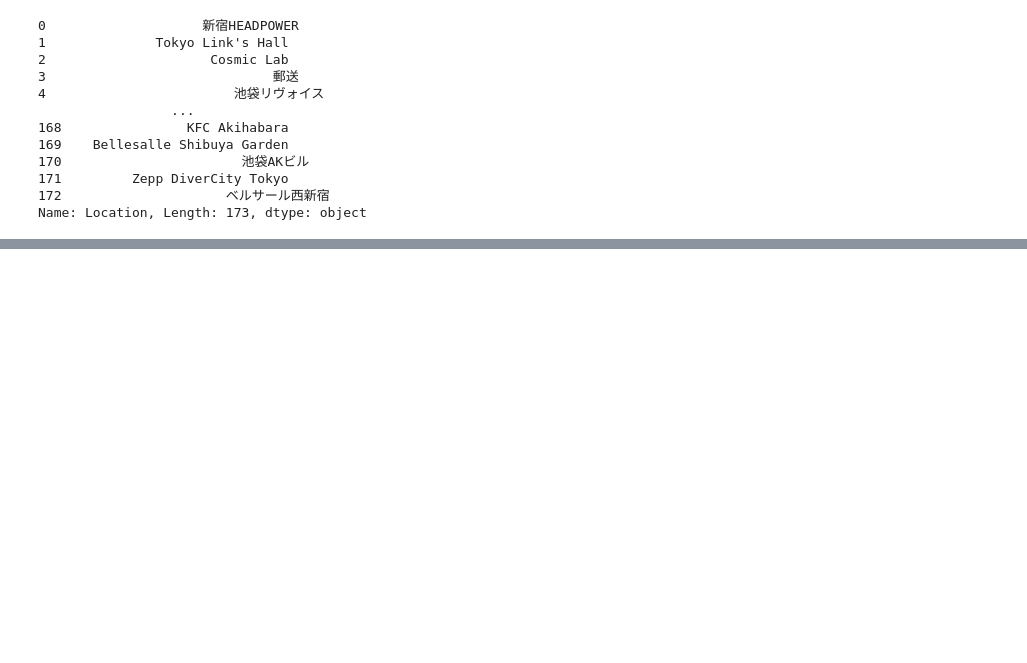
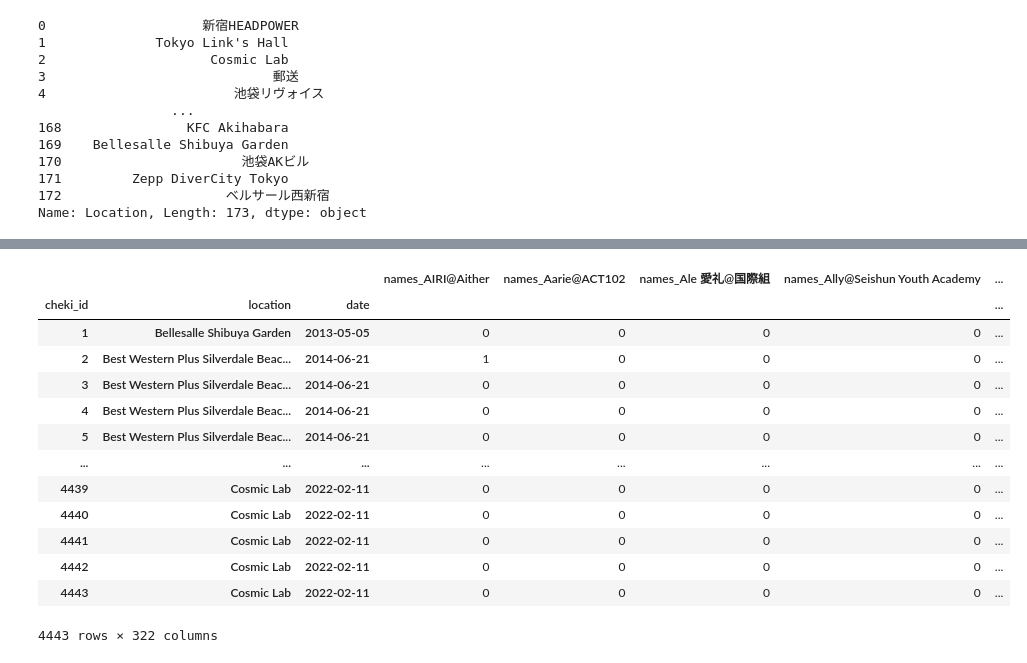
Before and after one commit to wotashu/chekilytics, a Jupyter notebook: notebook.ipynb, the cells around one changed output, grey strips where cells are left out. Drawn from its saved outputs; the diff is of its cells as text; code cells hidden in the pictures; blank space fills up the shorter version.

```diff
--- a/notebook.ipynb
+++ b/notebook.ipynb
@@ -68,0 +76,4 @@ Name: Location, Length: 173, dtype: object
+# %%
+cheki_df['names'] = cheki_df.apply(lambda x: [x[col] for col in name_cols if x[col] is not np.NaN], axis=1)
+# %%
+df2 = cheki_df[['cheki_id', 'names']]
@@ -68,0 +96,8 @@ Name: Location, Length: 173, dtype: object
+# %%
+df3 = pd.get_dummies(
+    df2.explode('names'),
+    columns=['names'],
+    # prefix="", prefix_sep=""
+).groupby('cheki_id').sum().reset_index()
+# %%
+new_df = pd.merge(cheki_df[['cheki_id','location', 'date']], df3, how='left', right_on='cheki_id', left_on='cheki_id')
@@ -68,0 +120,17 @@ Name: Location, Length: 173, dtype: object
+# %%
+new_df.groupby(['cheki_id', 'location', 'date']).sum()
+# %% [output]
+|  |  |  | names_AIRI@Aither | names_Aarie@ACT102 | names_Ale 愛礼@国際組 | names_Ally@Seishun Youth Academy | ... |
+| cheki_id | location | date |  |  |  |  | ... |
+| 1 | Bellesalle Shibuya Garden | 2013-05-05 | 0 | 0 | 0 | 0 | ... |
+| 2 | Best Western Plus Silverdale Beac... | 2014-06-21 | 1 | 0 | 0 | 0 | ... |
+| 3 | Best Western Plus Silverdale Beac... | 2014-06-21 | 0 | 0 | 0 | 0 | ... |
+| 4 | Best Western Plus Silverdale Beac... | 2014-06-21 | 0 | 0 | 0 | 0 | ... |
+| 5 | Best Western Plus Silverdale Beac... | 2014-06-21 | 0 | 0 | 0 | 0 | ... |
+| ... | ... | ... | ... | ... | ... | ... | ... |
+| 4439 | Cosmic Lab | 2022-02-11 | 0 | 0 | 0 | 0 | ... |
+| 4440 | Cosmic Lab | 2022-02-11 | 0 | 0 | 0 | 0 | ... |
+| 4441 | Cosmic Lab | 2022-02-11 | 0 | 0 | 0 | 0 | ... |
+| 4442 | Cosmic Lab | 2022-02-11 | 0 | 0 | 0 | 0 | ... |
+| 4443 | Cosmic Lab | 2022-02-11 | 0 | 0 | 0 | 0 | ... |
+4443 rows × 322 columns
```
Also changed, not shown: parts of 4 cells of this notebook, 1 other file.
